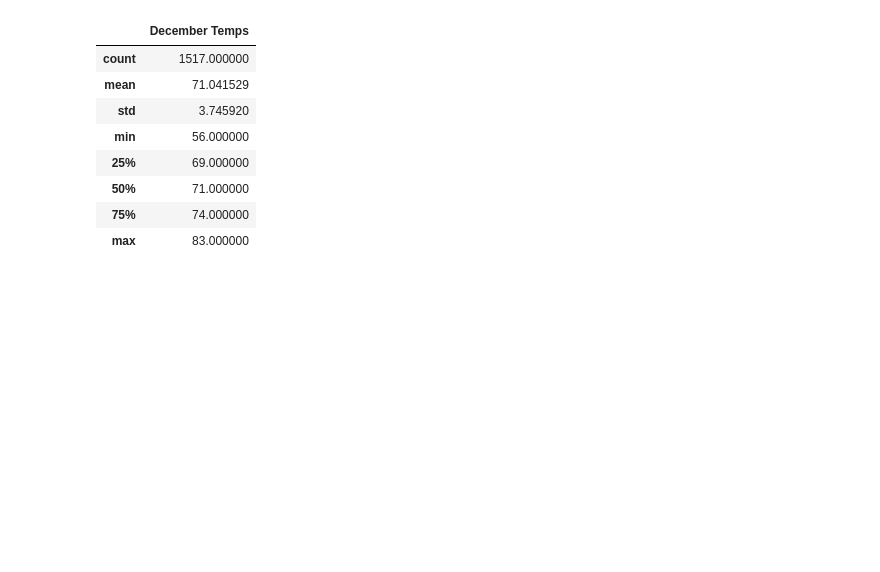
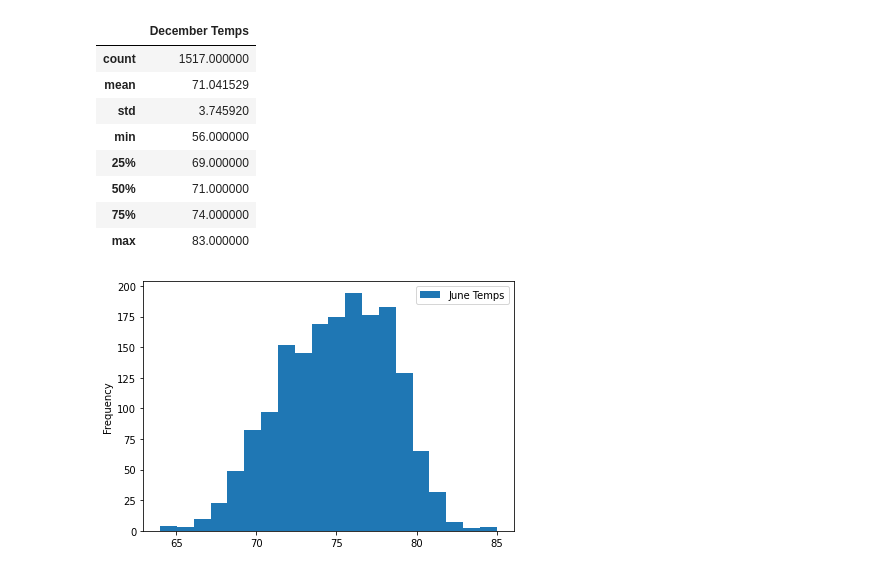
Before and after one commit to ntorenduwayo/surfs_up, a Jupyter notebook: SurfsUp_Challenge.ipynb, the cells around one changed output. Saved outputs shown, nothing was run; the diff lists cells and outputs as text; code cells hidden in the pictures; blank space fills up the shorter version.

```diff
--- a/SurfsUp_Challenge.ipynb
+++ b/SurfsUp_Challenge.ipynb
@@ -109,3 +109,8 @@ December_temp_df.describe()
 | 50% | 71.000000 |
 | 75% | 74.000000 |
 | max | 83.000000 |
+# %%
+June_temp_df.plot.hist(bins=20)
+plt.tight_layout()
+# %% [output]
+[figure, added]
```
Also changed, not shown: parts of 1 cell of this notebook.
